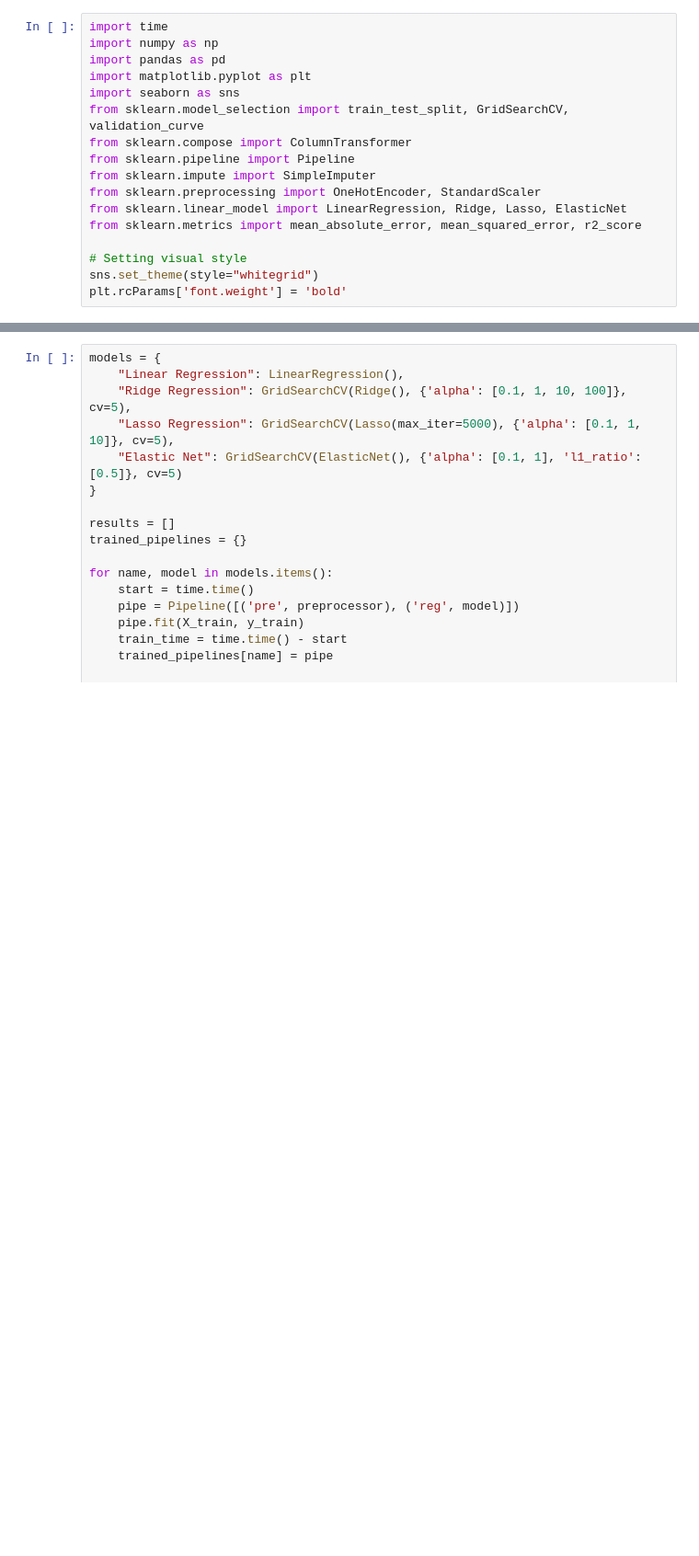
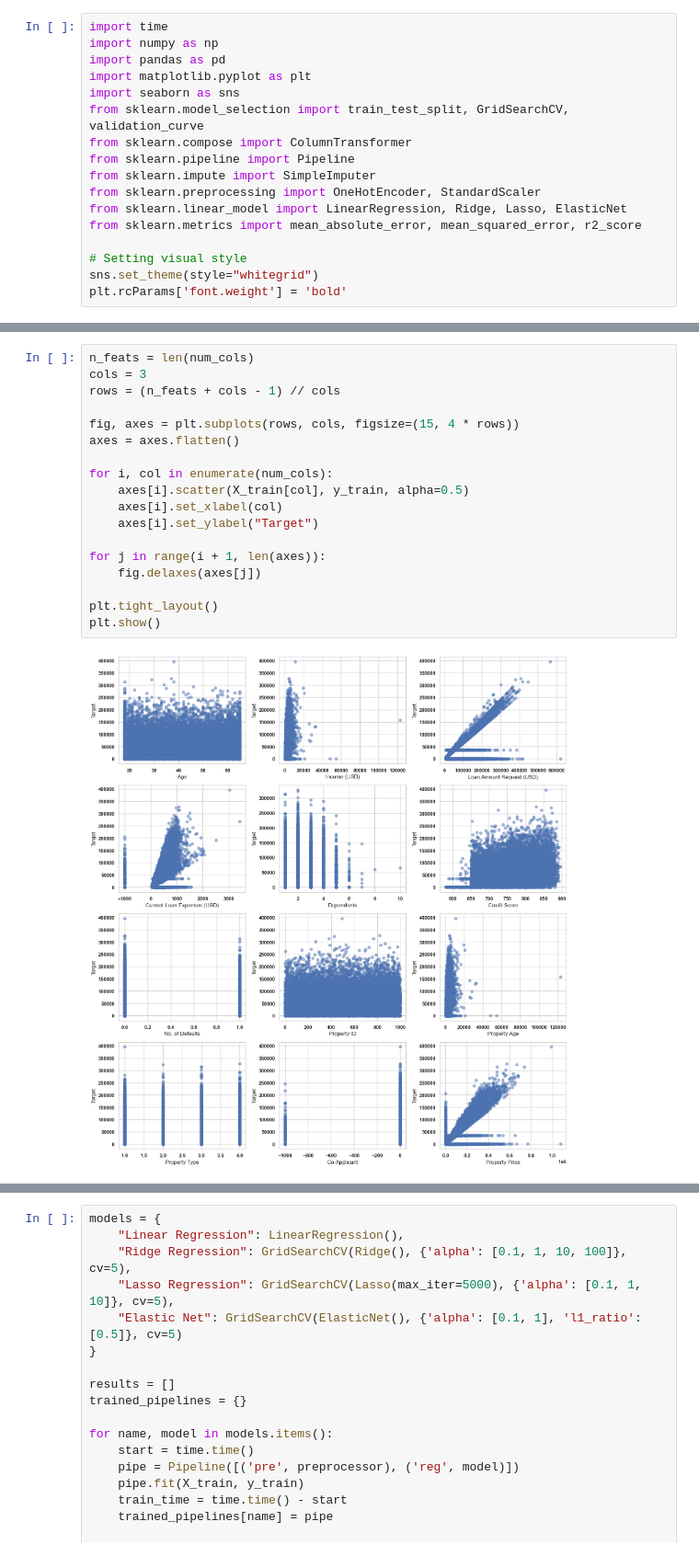
Before and after one commit to AvGeeky/ML_Lab_Sai, a Jupyter notebook: Ex3/Ex3.ipynb, the cells around one changed output, grey strips where cells are left out. Shown at 92% size. Drawn from its saved outputs; the diff is of its cells as text; blank space fills up the shorter version.

```diff
--- a/Ex3/Ex3.ipynb
+++ b/Ex3/Ex3.ipynb
@@ -45,0 +83,20 @@ X_train, X_test, y_train, y_test = train_test_split(X, y, test_size=0.2, random_
+# %%
+n_feats = len(num_cols)
+cols = 3
+rows = (n_feats + cols - 1) // cols
+
+fig, axes = plt.subplots(rows, cols, figsize=(15, 4 * rows))
+axes = axes.flatten()
+
+for i, col in enumerate(num_cols):
+    axes[i].scatter(X_train[col], y_train, alpha=0.5)
+    axes[i].set_xlabel(col)
+    axes[i].set_ylabel("Target")
+
+for j in range(i + 1, len(axes)):
+    fig.delaxes(axes[j])
+
+plt.tight_layout()
+plt.show()
+# %% [output]
+[figure, added]
```
Also changed, not shown: parts of 9 cells of this notebook, 1 other file.
